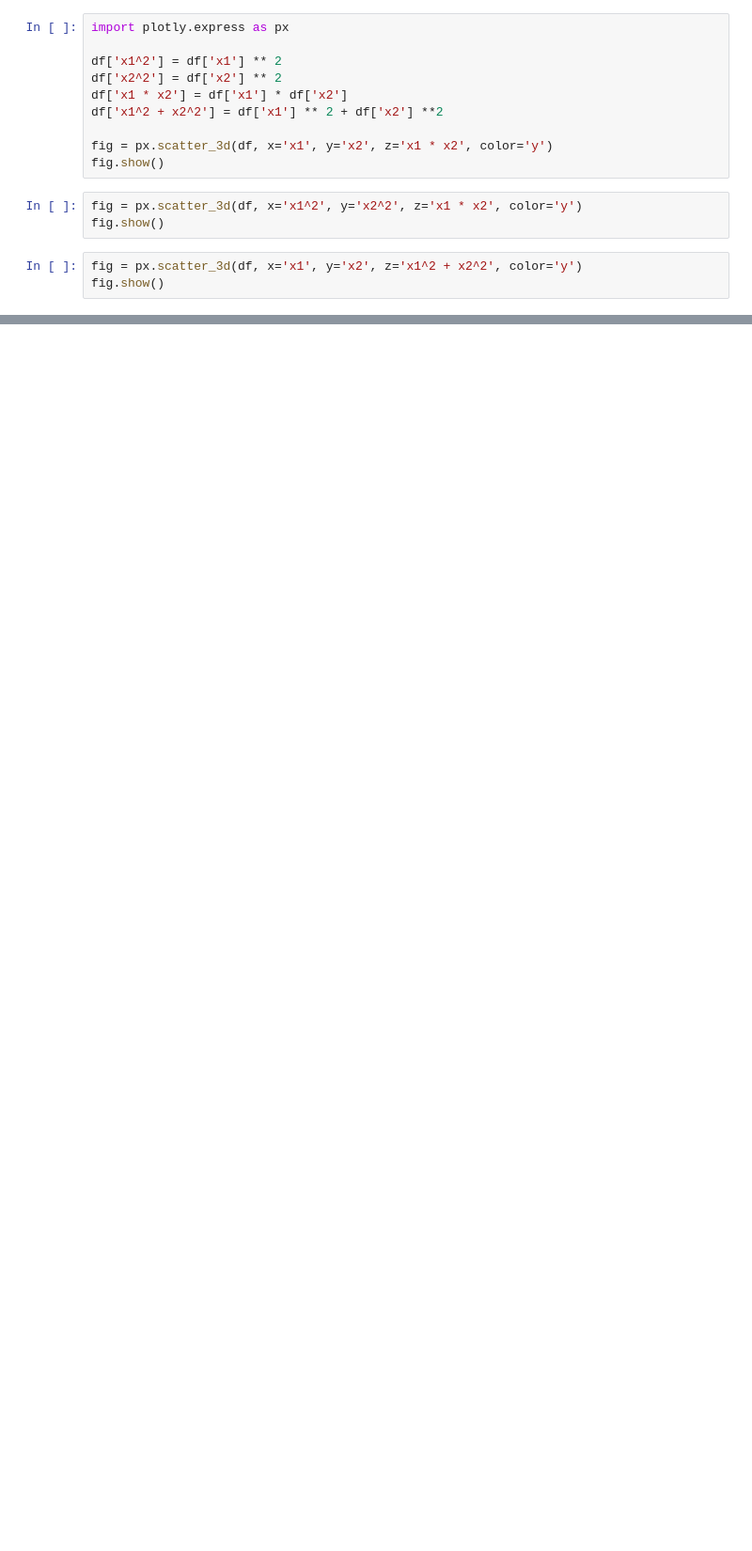
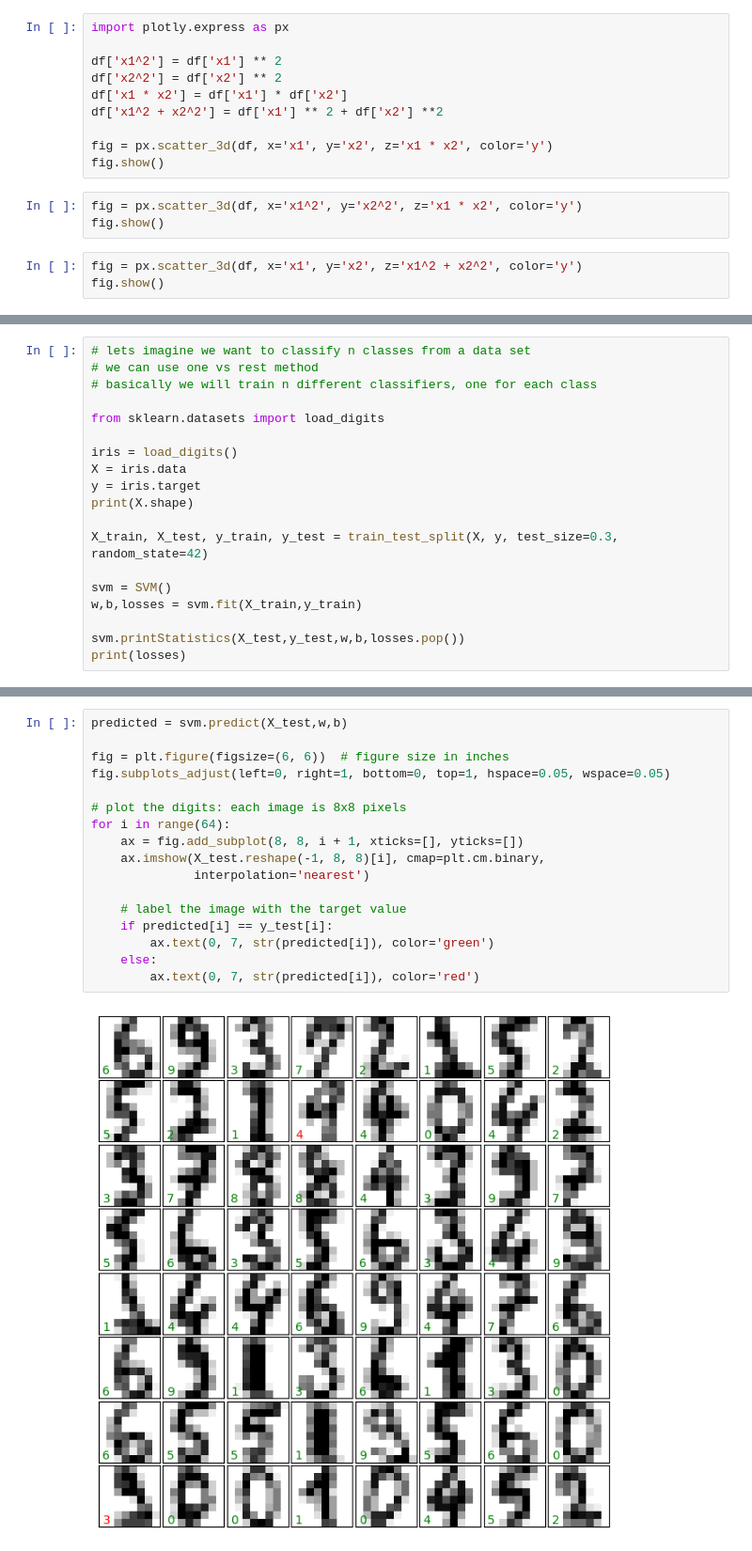
Before and after one commit to cezaris13/CourseWork, a Jupyter notebook: SVM.ipynb, the cells around one changed output, grey strips where cells are left out. Shown at 94% size. Saved outputs shown, nothing was run; the diff lists cells and outputs as text; blank space fills up the shorter version.

Commit message:
digit recognition, refactoring

```diff
--- a/SVM.ipynb
+++ b/SVM.ipynb
@@ -328,0 +337,19 @@ print(svm.accuracy(X,y,w,b))
+# %%
+# lets imagine we want to classify n classes from a data set
+# we can use one vs rest method
+# basically we will train n different classifiers, one for each class
+
+from sklearn.datasets import load_digits
+
+iris = load_digits()
+X = iris.data
+y = iris.target
+print(X.shape)
+
+X_train, X_test, y_train, y_test = train_test_split(X, y, test_size=0.3, random_state=42)
+
+svm = SVM()
+w,b,losses = svm.fit(X_train,y_train)
+
+svm.printStatistics(X_test,y_test,w,b,losses.pop())
+print(losses)
@@ -328,0 +374,19 @@ print(svm.accuracy(X,y,w,b))
+# %%
+predicted = svm.predict(X_test,w,b)
+
+fig = plt.figure(figsize=(6, 6))  # figure size in inches
+fig.subplots_adjust(left=0, right=1, bottom=0, top=1, hspace=0.05, wspace=0.05)
+
+# plot the digits: each image is 8x8 pixels
+for i in range(64):
+    ax = fig.add_subplot(8, 8, i + 1, xticks=[], yticks=[])
+    ax.imshow(X_test.reshape(-1, 8, 8)[i], cmap=plt.cm.binary,
+              interpolation='nearest')
+
+    # label the image with the target value
+    if predicted[i] == y_test[i]:
+        ax.text(0, 7, str(predicted[i]), color='green')
+    else:
+        ax.text(0, 7, str(predicted[i]), color='red')
+# %% [output]
+[figure, added]
```
Also changed, not shown: parts of 7 cells of this notebook.
